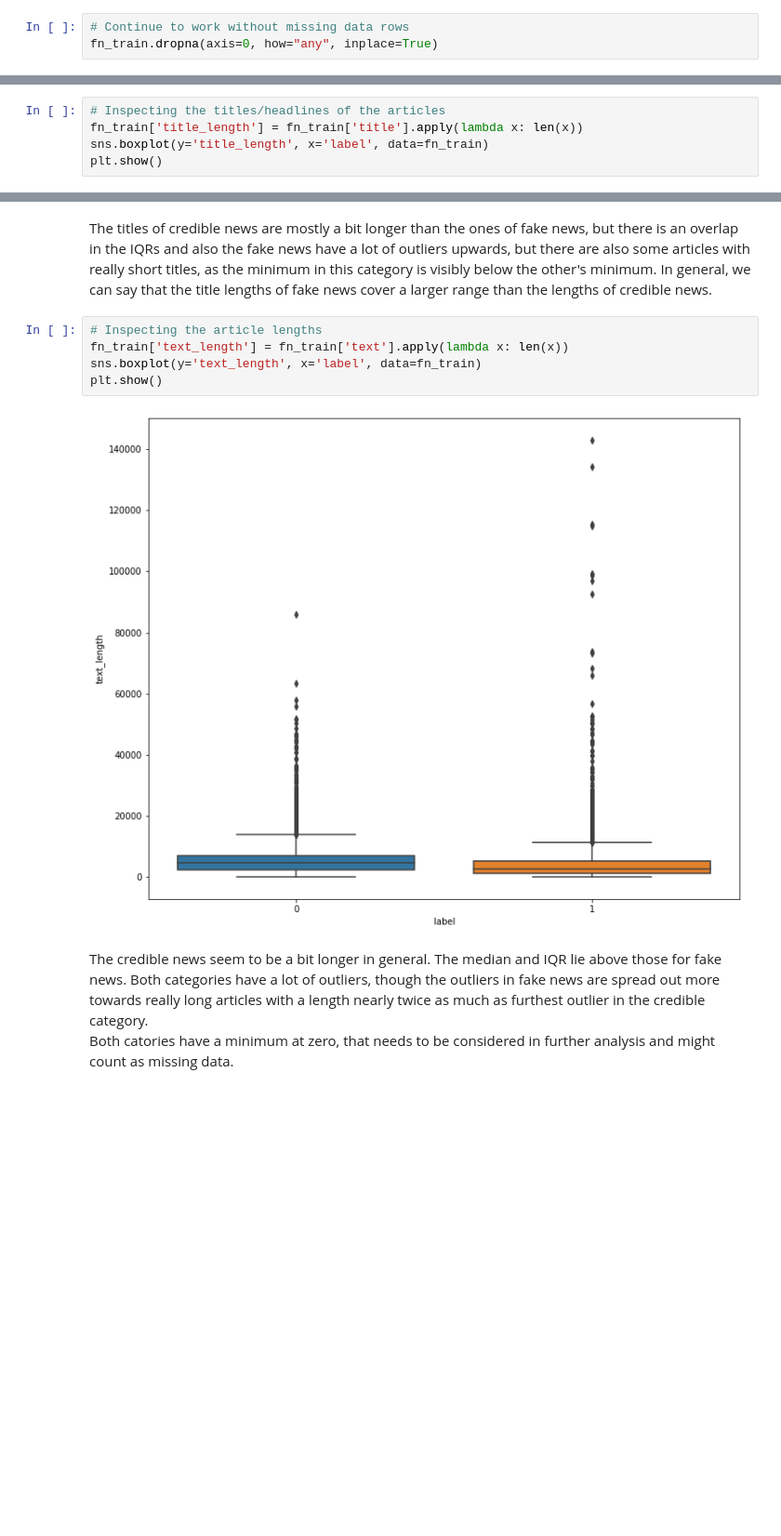
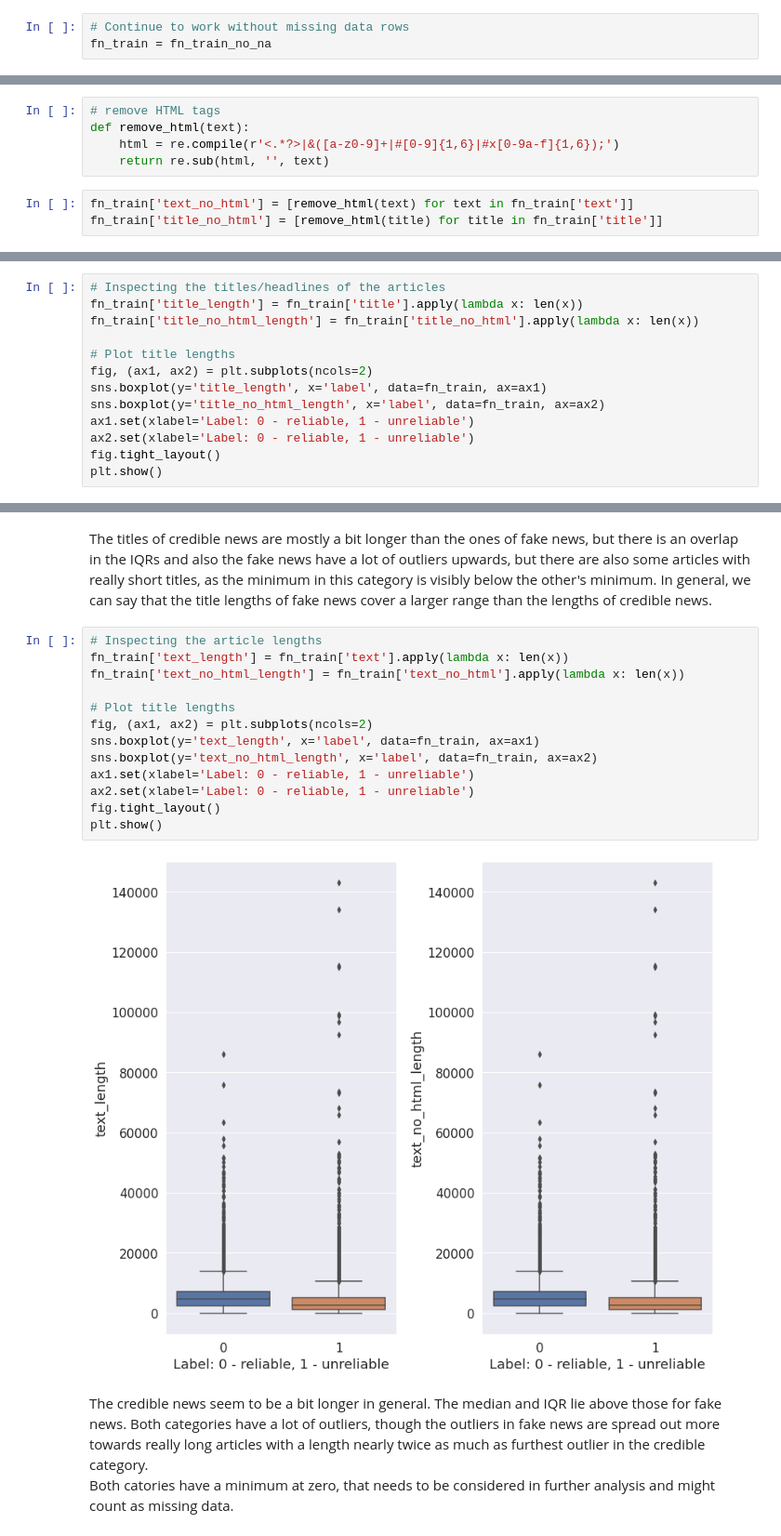
Before and after one commit to mediasittich/wwcode-hackathon-2022, a Jupyter notebook: notebooks/EDA_FakeNews_kaggle.ipynb, the cells around one changed output, grey strips where cells are left out. Shown at 93% size. Drawn from its saved outputs; the diff is of its cells as text; blank space fills up the shorter version.

```diff
--- a/notebooks/EDA_FakeNews_kaggle.ipynb
+++ b/notebooks/EDA_FakeNews_kaggle.ipynb
@@ -108,6 +263,6 @@ The is slight imbalance after removing the missing values which where mostly pre
 # %%
 # Continue to work without missing data rows
-fn_train.dropna(axis=0, how="any", inplace=True)
+fn_train = fn_train_no_na
 # %%
 # Check for duplicates
 fn_train.drop_duplicates(subset=['title', 'text'], keep='first', inplace=True)
@@ -115,0 +288,8 @@ fn_train.drop_duplicates(subset=['title', 'text'], keep='first', inplace=True)
+# %%
+# remove HTML tags
+def remove_html(text):
+    html = re.compile(r'<.*?>|&([a-z0-9]+|#[0-9]{1,6}|#x[0-9a-f]{1,6});')
+    return re.sub(html, '', text)
+# %%
+fn_train['text_no_html'] = [remove_html(text) for text in fn_train['text']]
+fn_train['title_no_html'] = [remove_html(title) for title in fn_train['title']]
@@ -116,6 +298,14 @@ fn_train.drop_duplicates(subset=['title', 'text'], keep='first', inplace=True)
 # %%
 # Inspecting the titles/headlines of the articles
 fn_train['title_length'] = fn_train['title'].apply(lambda x: len(x))
-sns.boxplot(y='title_length', x='label', data=fn_train)
+fn_train['title_no_html_length'] = fn_train['title_no_html'].apply(lambda x: len(x))
+
+# Plot title lengths
+fig, (ax1, ax2) = plt.subplots(ncols=2)
+sns.boxplot(y='title_length', x='label', data=fn_train, ax=ax1)
+sns.boxplot(y='title_no_html_length', x='label', data=fn_train, ax=ax2)
+ax1.set(xlabel='Label: 0 - reliable, 1 - unreliable')
+ax2.set(xlabel='Label: 0 - reliable, 1 - unreliable')
+fig.tight_layout()
 plt.show()
 # %% [output]
@@ -125,10 +315,18 @@ The titles of credible news are mostly a bit longer than the ones of fake news,
 # %%
 # Inspecting the article lengths
 fn_train['text_length'] = fn_train['text'].apply(lambda x: len(x))
-sns.boxplot(y='text_length', x='label', data=fn_train)
+fn_train['text_no_html_length'] = fn_train['text_no_html'].apply(lambda x: len(x))
+
+# Plot title lengths
+fig, (ax1, ax2) = plt.subplots(ncols=2)
+sns.boxplot(y='text_length', x='label', data=fn_train, ax=ax1)
+sns.boxplot(y='text_no_html_length', x='label', data=fn_train, ax=ax2)
+ax1.set(xlabel='Label: 0 - reliable, 1 - unreliable')
+ax2.set(xlabel='Label: 0 - reliable, 1 - unreliable')
+fig.tight_layout()
 plt.show()
 # %% [output]
-[figure, old version]
+[figure, new version]
 # %% [markdown]
 The credible news seem to be a bit longer in general. The median and IQR lie above those for fake news. Both categories have a lot of outliers, though the outliers in fake news are spread out more towards really long articles with a length nearly twice as much as furthest outlier in the credible category.
 Both catories have a minimum at zero, that needs to be considered in further analysis and might count as missing data.
```
Also changed, not shown: parts of 77 cells of this notebook, 1 other file.
